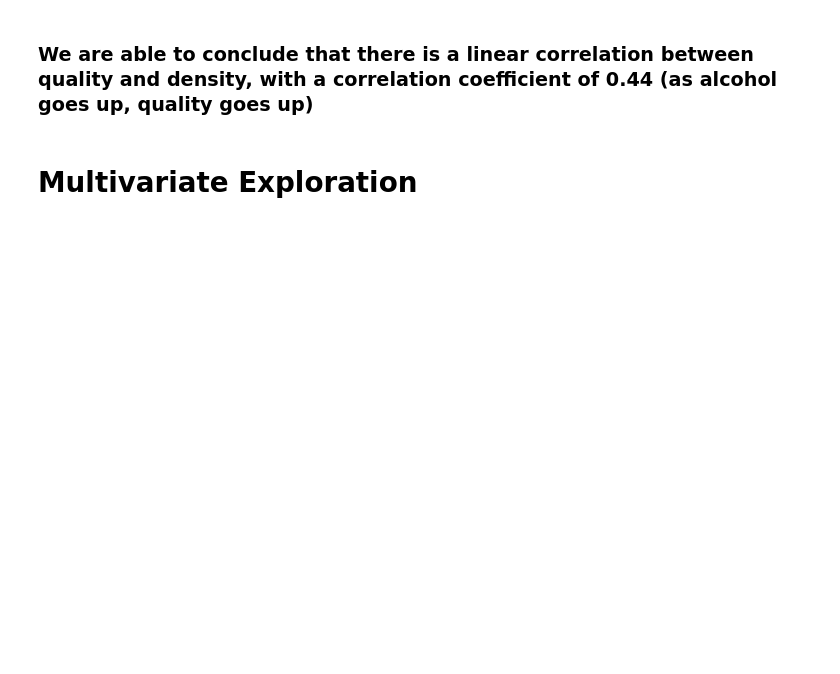
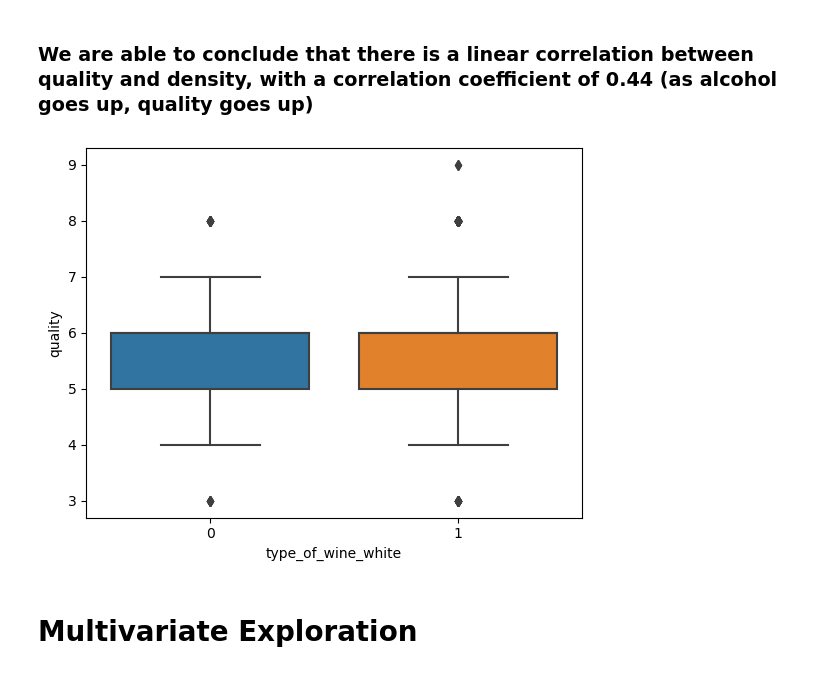
Before and after one commit to Wine-qualitity/wine-qualitiy-model, a Jupyter notebook: exploration.ipynb, the cells around one changed output. Cells and saved outputs as stored; diff of their text form; code cells hidden in the pictures; blank space fills up the shorter version.

```diff
--- a/exploration.ipynb
+++ b/exploration.ipynb
@@ -299,4 +241,8 @@ _______________________________________________________
 # %% [markdown]
 ### We are able to conclude that there is a linear correlation between quality and density, with a correlation coefficient of 0.44 (as alcohol goes up, quality goes up)
+# %%
+sns.boxplot(data=train, x='type_of_wine_white', y='quality');
+# %% [output]
+[figure, added]
 # %% [markdown]
 # Multivariate Exploration
```
Also changed, not shown: parts of 18 cells of this notebook, 4 other files.
